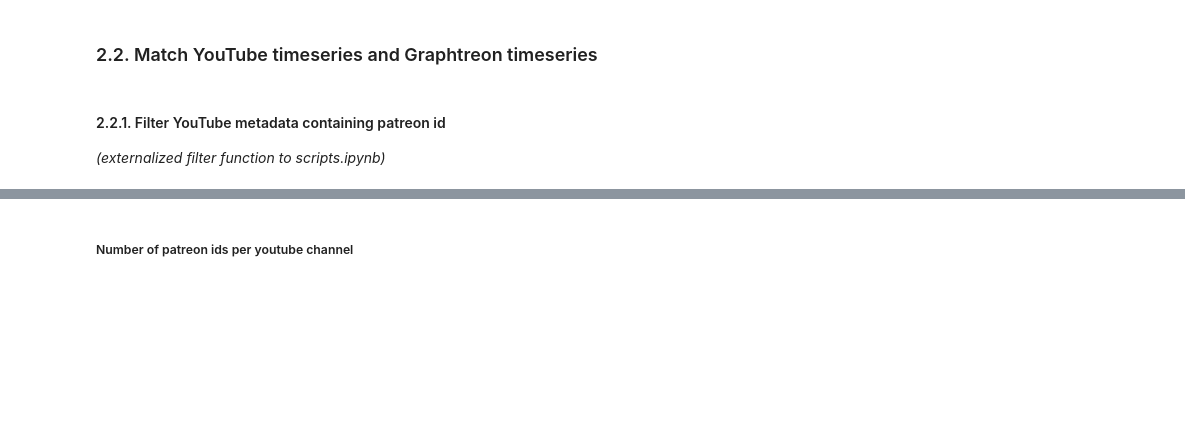
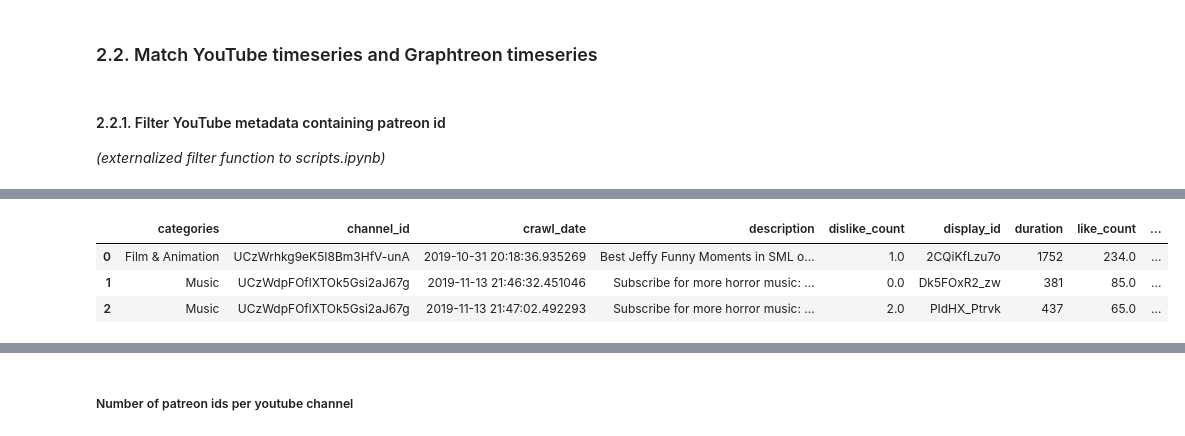
Before and after one commit to epfl-dlab/patronage_youtube, a Jupyter notebook: patronage_youtube.ipynb, the cells around one changed output, grey strips where cells are left out. Cells and saved outputs as stored; diff of their text form; code cells hidden in the pictures; blank space fills up the shorter version.

```diff
--- a/patronage_youtube.ipynb
+++ b/patronage_youtube.ipynb
@@ -618,7 +719,12 @@ _(externalized filter function to scripts.ipynb)_
 # %%
 # read filtered youtube metadata file (takes about 2 mins)
 df_yt_metadata_pt = pd.read_csv("yt_metadata_en_pt.tsv.gz", sep="\t", lineterminator='\n', compression='gzip')
-df_yt_metadata_pt
+df_yt_metadata_pt.head(3)
+# %% [output]
+|  | categories | channel_id | crawl_date | description | dislike_count | display_id | duration | like_count | ... |
+| 0 | Film & Animation | UCzWrhkg9eK5I8Bm3HfV-unA | 2019-10-31 20:18:36.935269 | Best Jeffy Funny Moments in SML o... | 1.0 | 2CQiKfLzu7o | 1752 | 234.0 | ... |
+| 1 | Music | UCzWdpFOflXTOk5Gsi2aJ67g | 2019-11-13 21:46:32.451046 | Subscribe for more horror music: ... | 0.0 | Dk5FOxR2_zw | 381 | 85.0 | ... |
+| 2 | Music | UCzWdpFOflXTOk5Gsi2aJ67g | 2019-11-13 21:47:02.492293 | Subscribe for more horror music: ... | 2.0 | PIdHX_Ptrvk | 437 | 65.0 | ... |
 # %%
 DF_YT_METADATA_ROWS = 72_924_794
 print("[YouTube metadata] Total number of videos:                                           {:>10,}".format(DF_YT_METADATA_ROWS))
```
Also changed, not shown: parts of 65 cells of this notebook.
